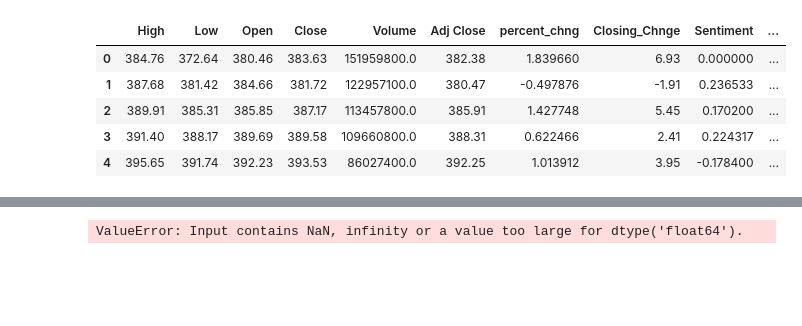
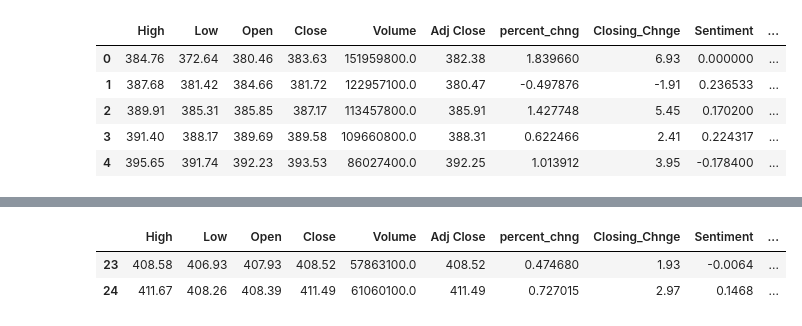
Before and after one commit to jcharbour/Data-projects-, a Jupyter notebook: Stock Market Predictions Project.ipynb, the cells around one changed output, grey strips where cells are left out. Drawn from its saved outputs; the diff is of its cells as text; code cells hidden in the pictures; blank space fills up the shorter version.

```diff
--- a/Stock Market Predictions Project.ipynb
+++ b/Stock Market Predictions Project.ipynb
@@ -1287,0 +1211,3 @@ y = np.array(new_df['Close'])
+# %%
+newdf2.Lag[24]= abs(newdf2.Lag[23] + newdf2.Lag[22] + newdf2.Lag[21] +newdf2.Lag[20] + newdf2.Lag[19] + newdf2.Lag[18] + newdf2.Lag[17])/7
+newdf2.Lag[24]
@@ -1288,3 +1220,9 @@ y = np.array(new_df['Close'])
+# %%
+newdf2.tail(2)
+# %% [output]
+|  | High | Low | Open | Close | Volume | Adj Close | percent_chng | Closing_Chnge | Sentiment | ... |
+| 23 | 408.58 | 406.93 | 407.93 | 408.52 | 57863100.0 | 408.52 | 0.474680 | 1.93 | -0.0064 | ... |
+| 24 | 411.67 | 408.26 | 408.39 | 411.49 | 61060100.0 | 411.49 | 0.727015 | 2.97 | 0.1468 | ... |
 # %%
 # Split the data into 80/20 testing and training dataset.
 from sklearn.linear_model import LogisticRegression
@@ -1293,5 +1231,3 @@ X_train, y_train, X_test, y_test = train_test_split(X, y, test_size = 0.2, rando
 # %%
 # Create and train the model
-model = LinearDiscriminantAnalysis().fit(X_train,y_train)
+#model = LinearDiscriminantAnalysis().fit(X_train,y_train)
-# %% [output]
-ValueError: Input contains NaN, infinity or a value too large for dtype('float64').
```
Also changed, not shown: parts of 41 cells of this notebook.
